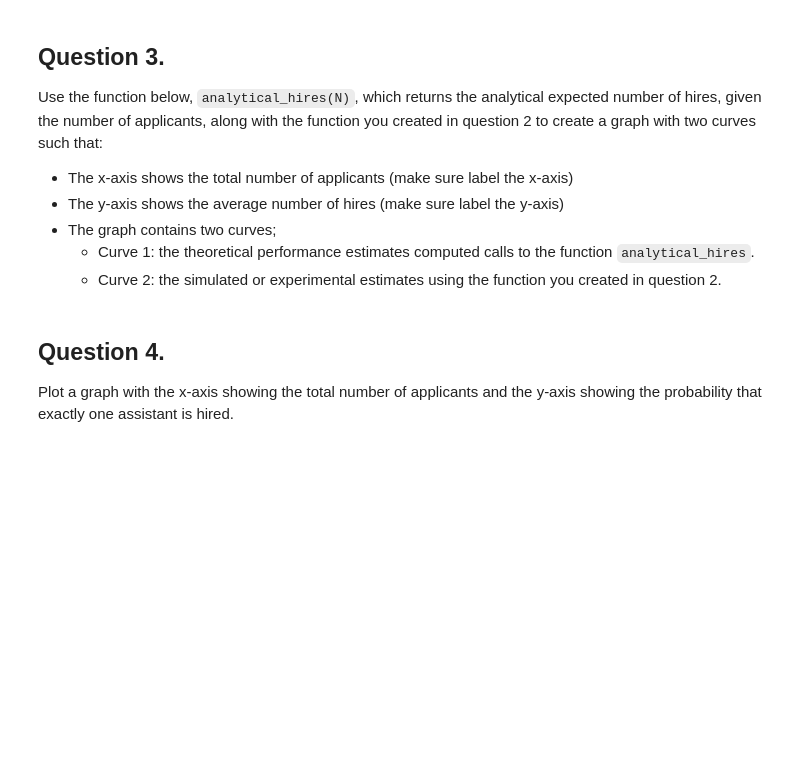
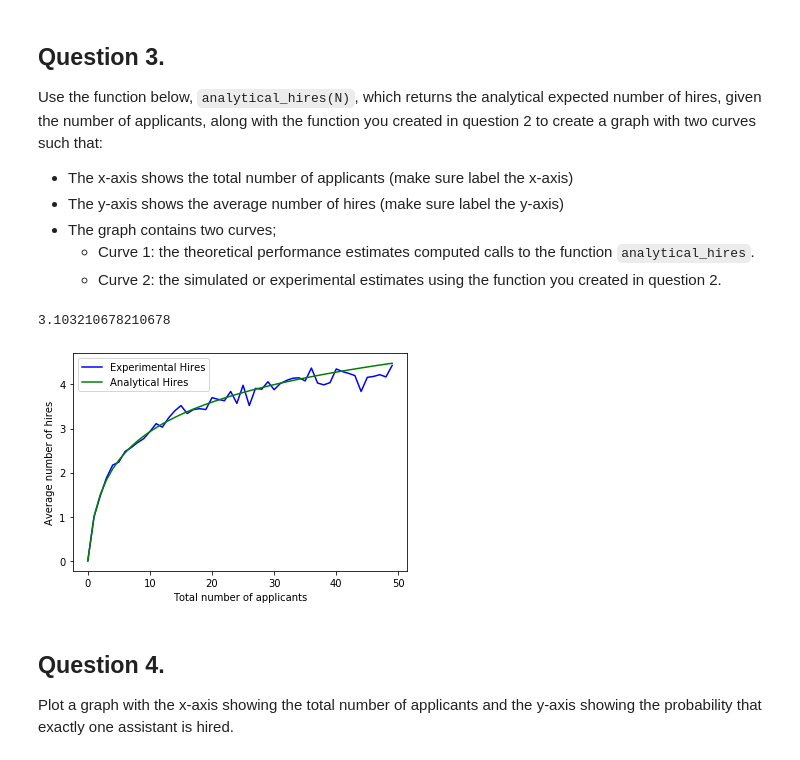
Before and after one commit to mahmud-nobe/CS110_pcw, a Jupyter notebook: CS110_Pre_Class_Work_4.2.ipynb, the cells around one changed output. Drawn from its saved outputs; the diff is of its cells as text; code cells hidden in the pictures; blank space fills up the shorter version.

```diff
--- a/CS110_Pre_Class_Work_4.2.ipynb
+++ b/CS110_Pre_Class_Work_4.2.ipynb
@@ -46,0 +53,23 @@ def experimental_hires(N):
+# %%
+import random
+def experimental_hires(N):
+    """
+    Return the experimental expected number of hires if there are N applicants
+    Inputs:
+    - N: Number of applicants
+    Outputs:
+    - hires: Average number of assistants hired
+    """
+    # sum is initially 0, we will store the hire number here
+    sum = 0
+
+    for i in range(100):  # running 100 times to get better estimate
+      # Creating the applicant list, which will be random order of N number
+      applicants = random.choices(range(-100,100),k = N)
+
+      # Derive the number of hires, add them in the sum
+      sum += hire_assistant(applicants)
+
+    # return the average hires number of 100 simulation
+    return sum/100
+    raise NotImplementedError()
@@ -74,3 +104,29 @@ raise NotImplementedError()
+# %%
+analytical_hires(12)
+# %% [output]
+3.103210678210678
+# %%
+import matplotlib.pyplot as plt
+
+# an empty list for storing the average number of
+# experimental hires and analytical hires
+experimental_hire = []
+analytical_hire = []
+
+# append the number of hires for n = 0 to 50
+for n in range(50):
+  experimental_hire.append(experimental_hires(n))
+  analytical_hire.append(analytical_hires(n))
+
+plt.plot(range(50), experimental_hire, 'b') # line plot
+plt.plot(range(50), analytical_hire, 'g')
+plt.ylabel('Average number of hires') # axis label
+plt.xlabel('Total number of applicants')
+plt.legend(('Experimental Hires', 'Analytical Hires')) # legend
+plt.show()
+# raise NotImplementedError()
+# %% [output]
+[figure, added]
 # %% [markdown]
 ## Question 4.
 
```
Also changed, not shown: parts of 19 cells of this notebook.
